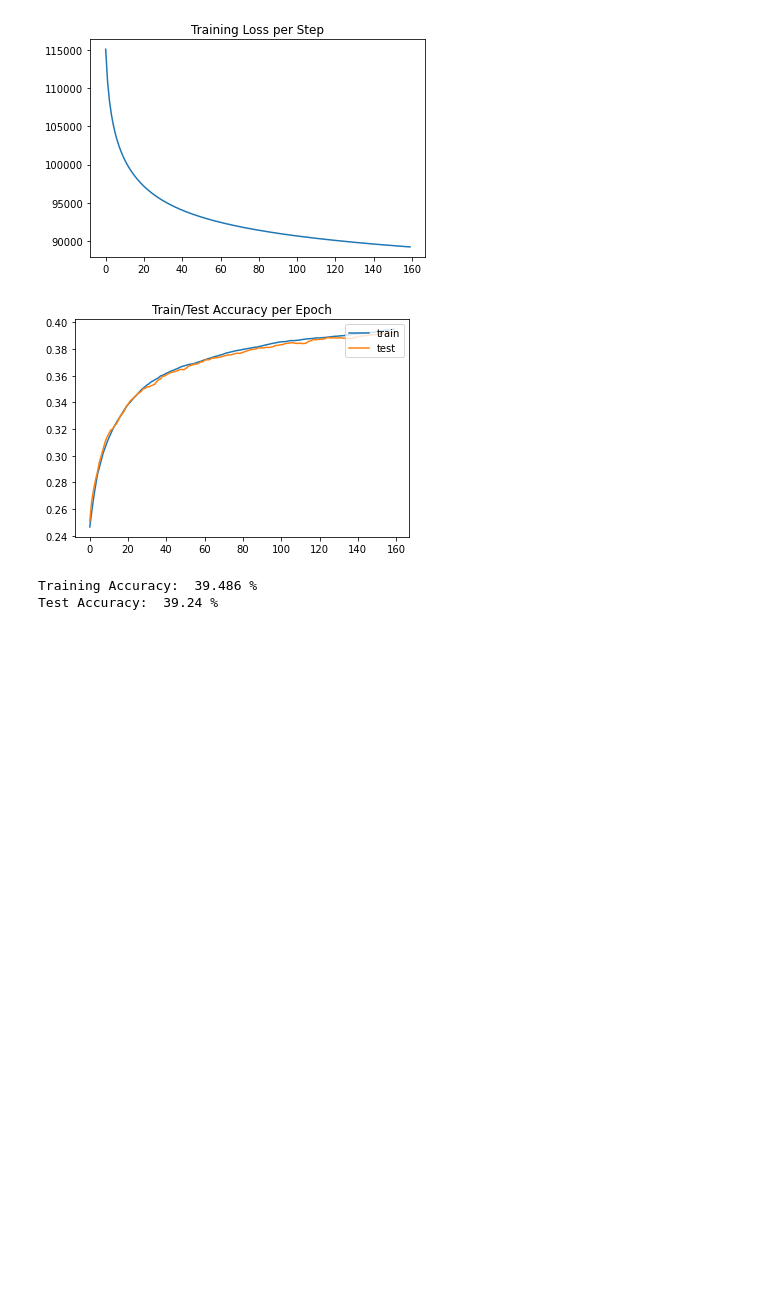
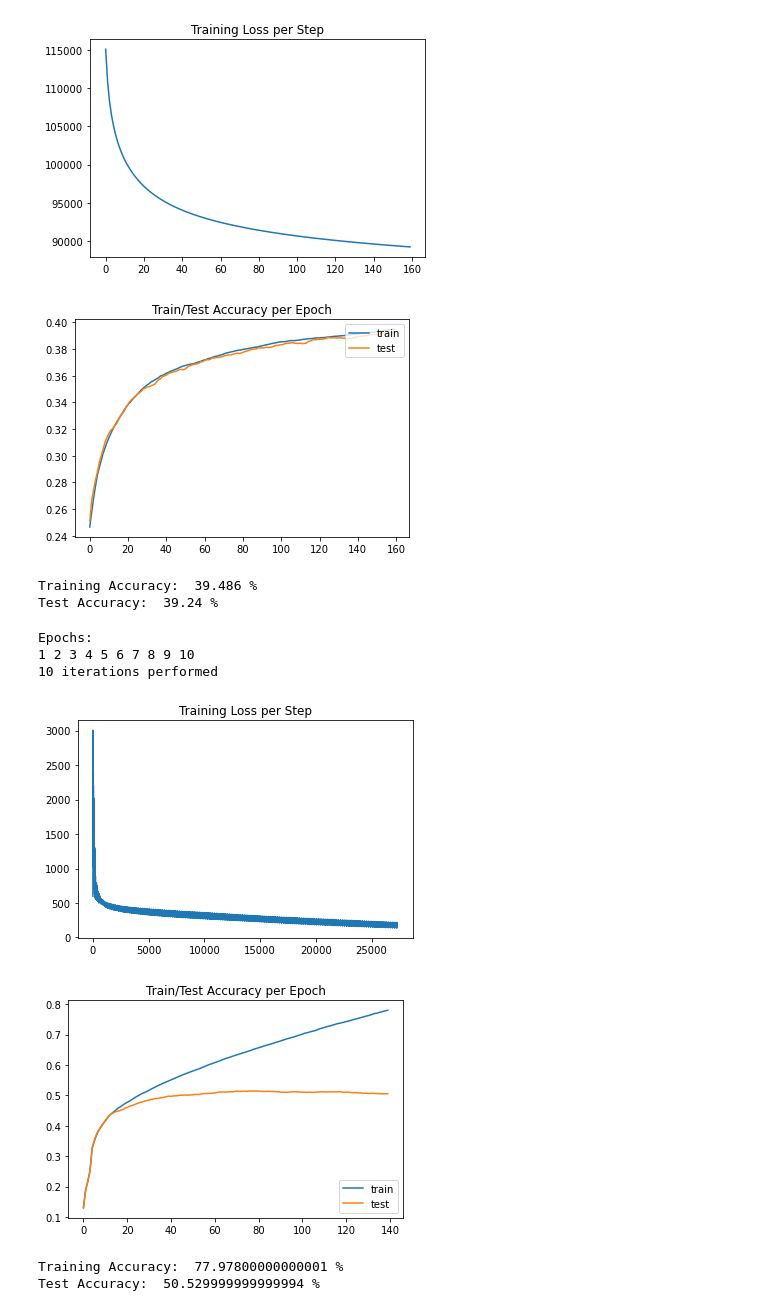
Before and after one commit to Justin-Lacoste/Image-Classification-MLP-and-CNN, a Jupyter notebook: Image_Recognition_MLP_CNN.ipynb, the cells around one changed output. Cells and saved outputs as stored; diff of their text form; code cells hidden in the pictures; blank space fills up the shorter version.

```diff
--- a/Image_Recognition_MLP_CNN.ipynb
+++ b/Image_Recognition_MLP_CNN.ipynb
@@ -422,7 +480,15 @@ Test Accuracy:  39.24 %
 # %%
 ### 1 HIDDEN-LAYER TRAINING ###
 #mlp_1 = MultiLayerPerceptron(MultiLayerPerceptron.relu, 1, [256])
-mlp_1.fit(x_train, y_train, learning_rate=0.02, epsilon=0.0000001, max_iters=100, batch_size=10000, x_test=x_test, y_test=y_test)
+mlp_1.fit(x_train, y_train, learning_rate=0.01, epsilon=0.00000007, max_iters=10, batch_size=256, x_test=x_test, y_test=y_test)
+# %% [output]
+Epochs:
+1 2 3 4 5 6 7 8 9 10
+10 iterations performed
+[figure, added]
+[figure, added]
+Training Accuracy:  77.97800000000001 %
+Test Accuracy:  50.529999999999994 %
 # %%
 mlp_2 = MultiLayerPerceptron(MultiLayerPerceptron.relu, 2, [256, 256])
 mlp_2.load_model('2_layers_relu_38train_38test.npy')
```
Also changed, not shown: parts of 22 cells of this notebook.
